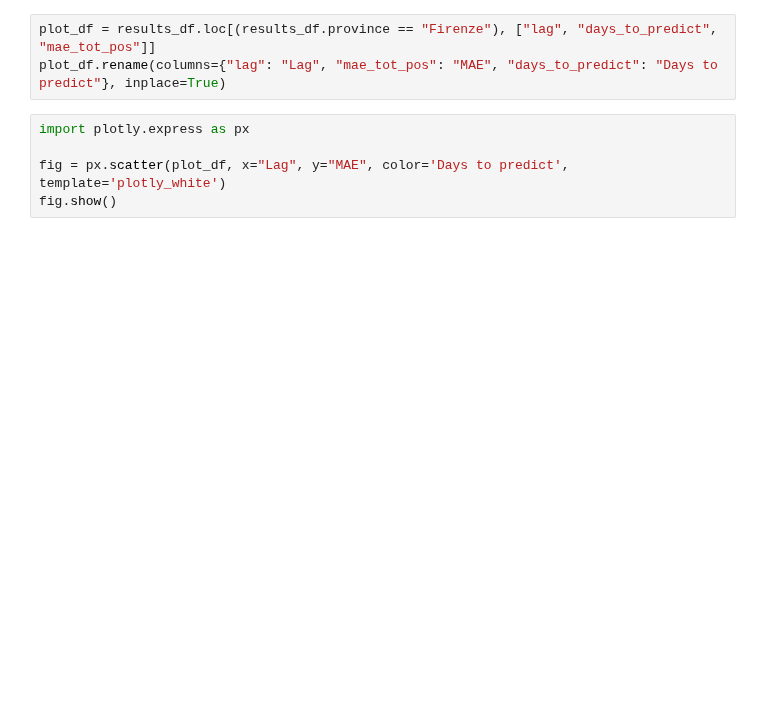
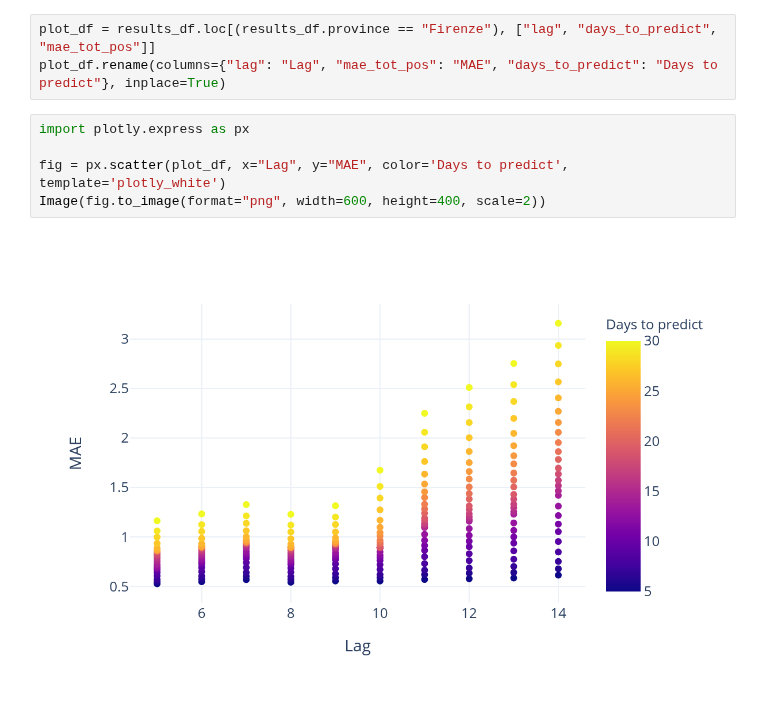
Before and after one commit to nicoloverardo/master-degree-thesis, a Jupyter notebook: notebooks/02-sird.ipynb, the cells around one changed output. Saved outputs shown, nothing was run; the diff lists cells and outputs as text; blank space fills up the shorter version.

```diff
--- a/notebooks/02-sird.ipynb
+++ b/notebooks/02-sird.ipynb
@@ -1285,5 +1291,7 @@ plot_df.rename(columns={"lag": "Lag", "mae_tot_pos": "MAE", "days_to_predict": "
 # %%
 import plotly.express as px
 
 fig = px.scatter(plot_df, x="Lag", y="MAE", color='Days to predict', template='plotly_white')
-fig.show()
+Image(fig.to_image(format="png", width=600, height=400, scale=2))
+# %% [output]
+[figure, added]
```
Also changed, not shown: parts of 2 cells of this notebook, 1 other file.
